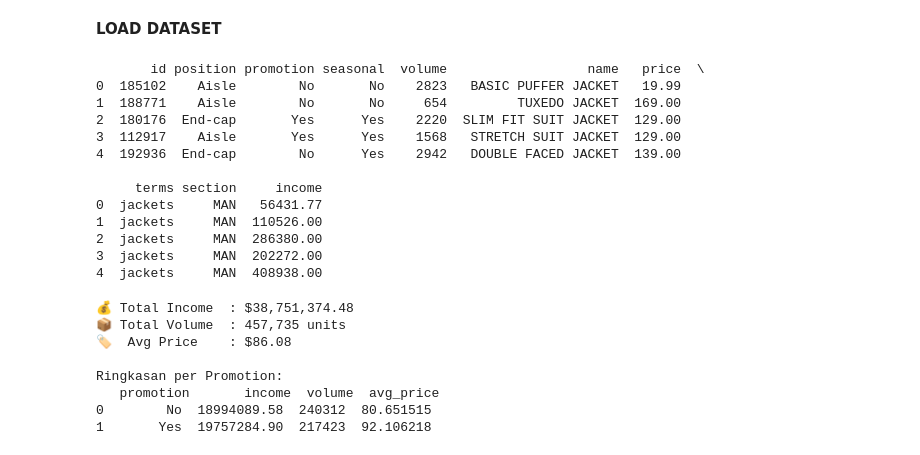
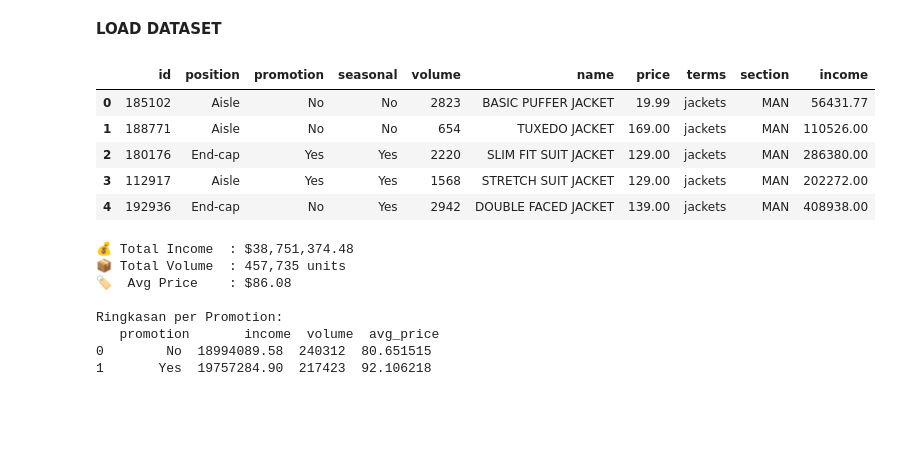
Before and after one commit to yusi04/zara-sales-analysis, a Jupyter notebook: notebook/Zara_Sales_Analysis.ipynb, the cells around one changed output. Drawn from its saved outputs; the diff is of its cells as text; code cells hidden in the pictures; blank space fills up the shorter version.

```diff
--- a/notebook/Zara_Sales_Analysis.ipynb
+++ b/notebook/Zara_Sales_Analysis.ipynb
@@ -10,20 +11,13 @@ import plotly.express as px
 # %% [markdown]
 **LOAD DATASET**
 # %%
-df = pd.read_csv("zara_clean.csv", sep=",")  # default sebenarnya juga koma
-print(df.head())
+df = pd.read_csv("../data/zara_clean.csv")
+df.head()
 # %% [output]
-       id position promotion seasonal  volume                  name   price  \
-0  185102    Aisle        No       No    2823   BASIC PUFFER JACKET   19.99
-1  188771    Aisle        No       No     654         TUXEDO JACKET  169.00
-2  180176  End-cap       Yes      Yes    2220  SLIM FIT SUIT JACKET  129.00
-3  112917    Aisle       Yes      Yes    1568   STRETCH SUIT JACKET  129.00
-4  192936  End-cap        No      Yes    2942   DOUBLE FACED JACKET  139.00
-
-     terms section     income
-0  jackets     MAN   56431.77
-1  jackets     MAN  110526.00
-2  jackets     MAN  286380.00
-3  jackets     MAN  202272.00
-4  jackets     MAN  408938.00
+|  | id | position | promotion | seasonal | volume | name | price | terms | section | income |
+| 0 | 185102 | Aisle | No | No | 2823 | BASIC PUFFER JACKET | 19.99 | jackets | MAN | 56431.77 |
+| 1 | 188771 | Aisle | No | No | 654 | TUXEDO JACKET | 169.00 | jackets | MAN | 110526.00 |
+| 2 | 180176 | End-cap | Yes | Yes | 2220 | SLIM FIT SUIT JACKET | 129.00 | jackets | MAN | 286380.00 |
+| 3 | 112917 | Aisle | Yes | Yes | 1568 | STRETCH SUIT JACKET | 129.00 | jackets | MAN | 202272.00 |
+| 4 | 192936 | End-cap | No | Yes | 2942 | DOUBLE FACED JACKET | 139.00 | jackets | MAN | 408938.00 |
 # %%
```
Also changed, not shown: parts of 5 cells of this notebook.
